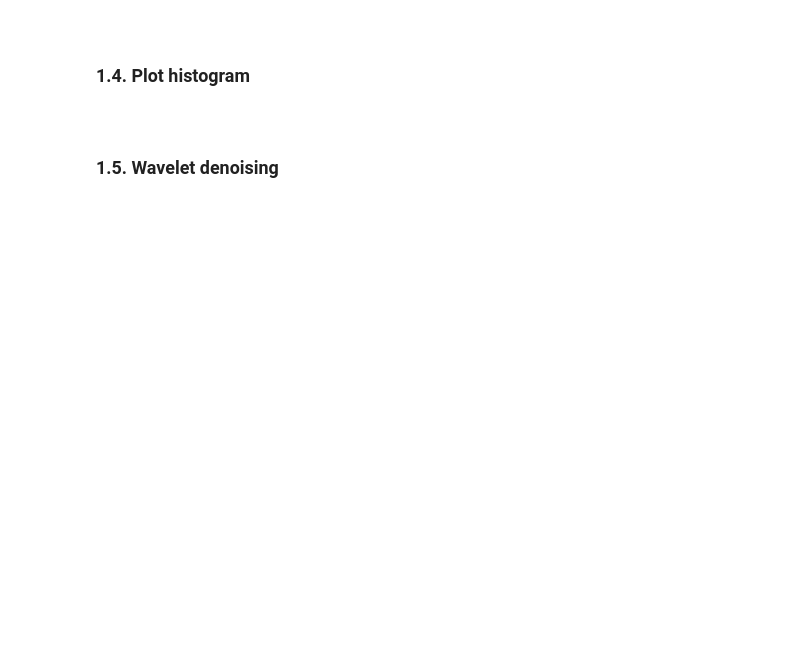
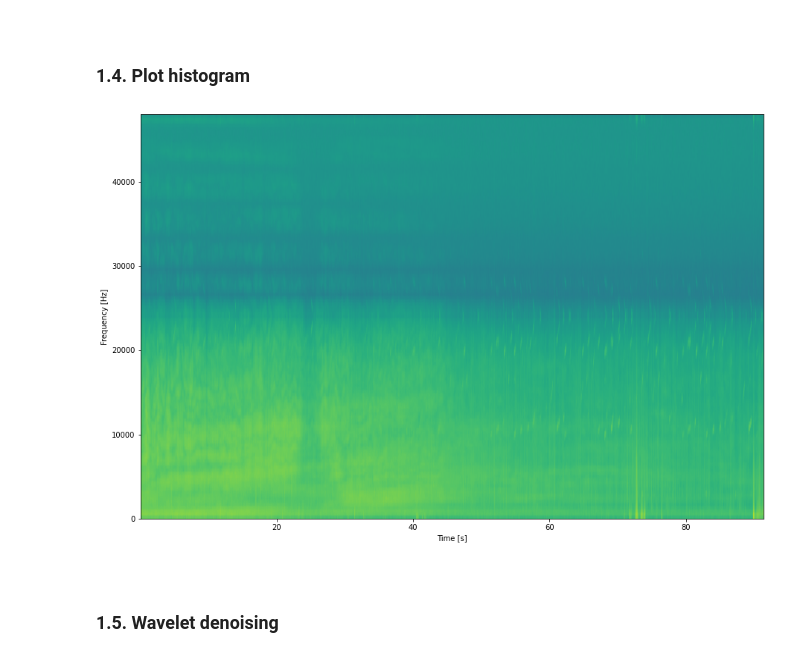
Before and after one commit to ahernot/data2021-bruits-mer, a Jupyter notebook: denoising.ipynb, the cells around one changed output. Cells and saved outputs as stored; diff of their text form; code cells hidden in the pictures; blank space fills up the shorter version.

```diff
--- a/denoising.ipynb
+++ b/denoising.ipynb
@@ -102,13 +133,15 @@ plot_rfft (signal_std, sampling_freq)
 # %%
 def plot_hist (signal: np.ndarray, sampling_freq: int):
     plt.figure(figsize=(15, 10))
     plt.specgram(signal, Fs=sampling_freq)
 
     plt.xlabel('Time [s]')
     plt.ylabel('Frequency [Hz]')
     plt.show()
 
-# plot_hist(signal, sampling_freq)
+plot_hist(signal_std, sampling_freq)
+# %% [output]
+[figure, added]
 # %% [markdown]
 <br>
 
```
Also changed, not shown: parts of 6 cells of this notebook, 2 other files.
